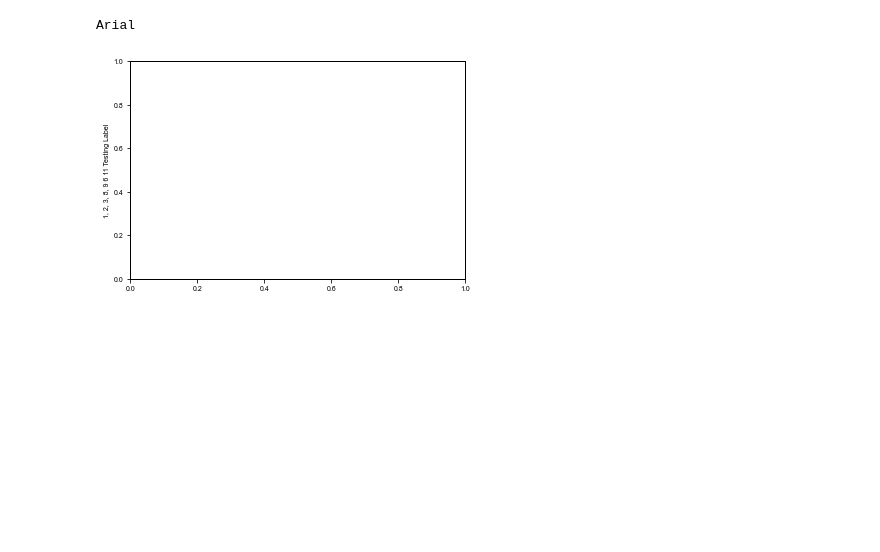
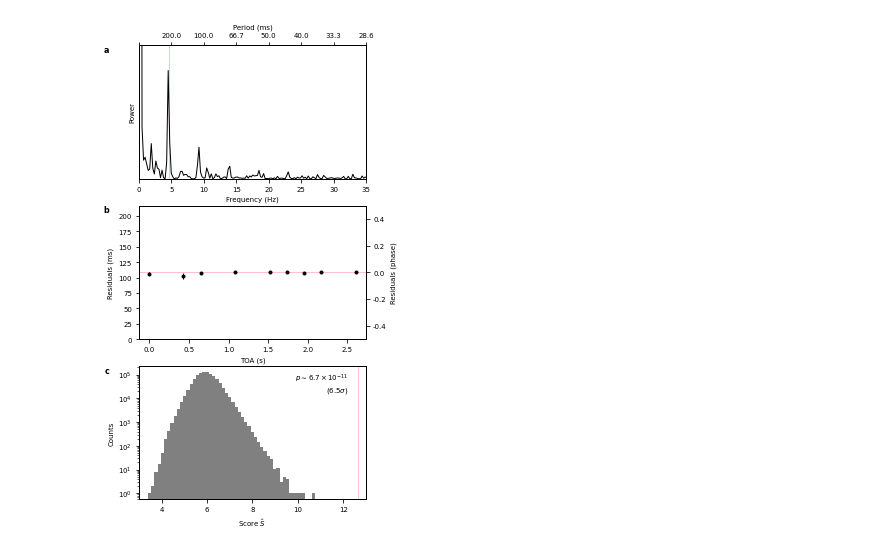
Before and after one commit to CHIMEFRB/FRB_subsecond_periodicity, a Jupyter notebook: Plots.ipynb, the cells around one changed output. Drawn from its saved outputs; the diff is of its cells as text; code cells hidden in the pictures; blank space fills up the shorter version.

```diff
--- a/Plots.ipynb
+++ b/Plots.ipynb
@@ -155,9 +152,3 @@ findfont: Generic family 'sans-serif' not found because none of the following fa
-# %%
-t = plt.ylabel(r'1, 2, 3, 8, 9 6 11 Testing Label')
-print(t.get_fontname())
-# %% [output]
-Arial
-[figure, removed]
 # %%
 %matplotlib inline
 
@@ -173,6 +164,7 @@ matplotlib.rcParams["font.size"] = 7
 matplotlib.rcParams["font.family"] = "sans-serif"
 matplotlib.rcParams["font.sans-serif"] = "Helvetica"
 matplotlib.rcParams["axes.linewidth"] = 1
+matplotlib.rcParams['lines.linewidth'] = 1
 matplotlib.rcParams["ps.useafm"] = True
 matplotlib.rcParams["pdf.use14corefonts"] = True
 matplotlib.rcParams["text.usetex"] = False
@@ -238,33 +230,35 @@ hist = ax[2].hist(sims, bins=np.linspace(0.0,14,100), log=True, color='grey')
 vline = 12.64796
 ax[2].axvline(vline, color='pink')
 ax[2].annotate(
     r'$p\sim 6.7\times 10^{-11}$'+'\n'+r'$(6.5\sigma)$',
     xy = (vline, hist[0].max()),
     xytext=(-10, 0),
     zorder=5,
     ha="right", va="top",
     color='k',
     textcoords='offset points'
 )
 ax[2].set_xlim(3, 13)
 
 for ax_i, letter in zip(ax, ['a', 'b', 'c']):
     ax_i.annotate(
         letter,
         xy=(0, 1),
         xytext=(-30, 0),
         ha="right", va="top",
         zorder=5,
         color='k',
         xycoords='axes fraction',
         textcoords='offset points',
         weight='bold',
         fontsize=8
     )
 
 
 fig.subplots_adjust(left=0.05, right=0.95, bottom=0.05, top=0.95)
 plt.savefig('plots/figure2.pdf', bbox_inches='tight', dpi=600)
+# %% [output]
+[figure, added]
 # %%
 # ED Figure 1
 
```
Also changed, not shown: parts of 7 cells of this notebook, 1 other file.
